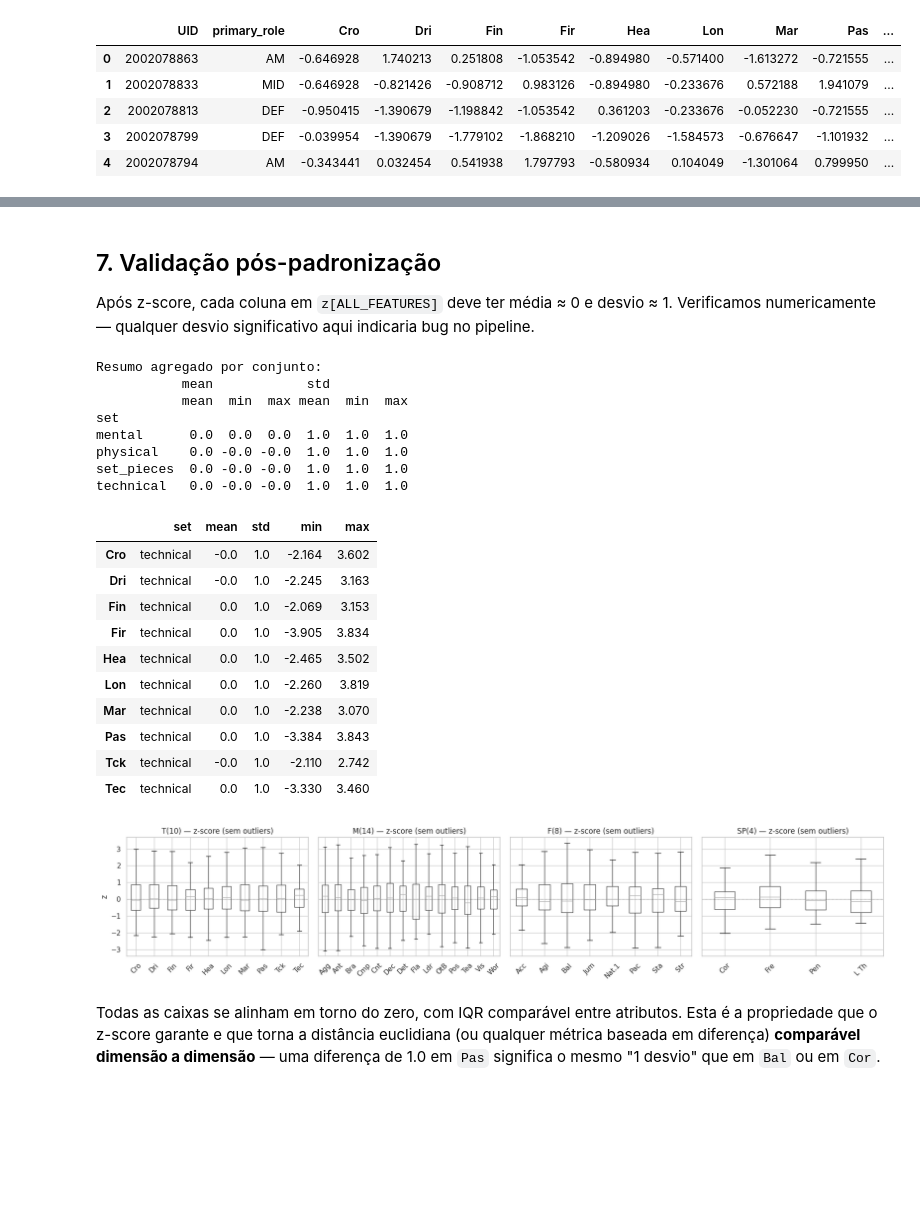
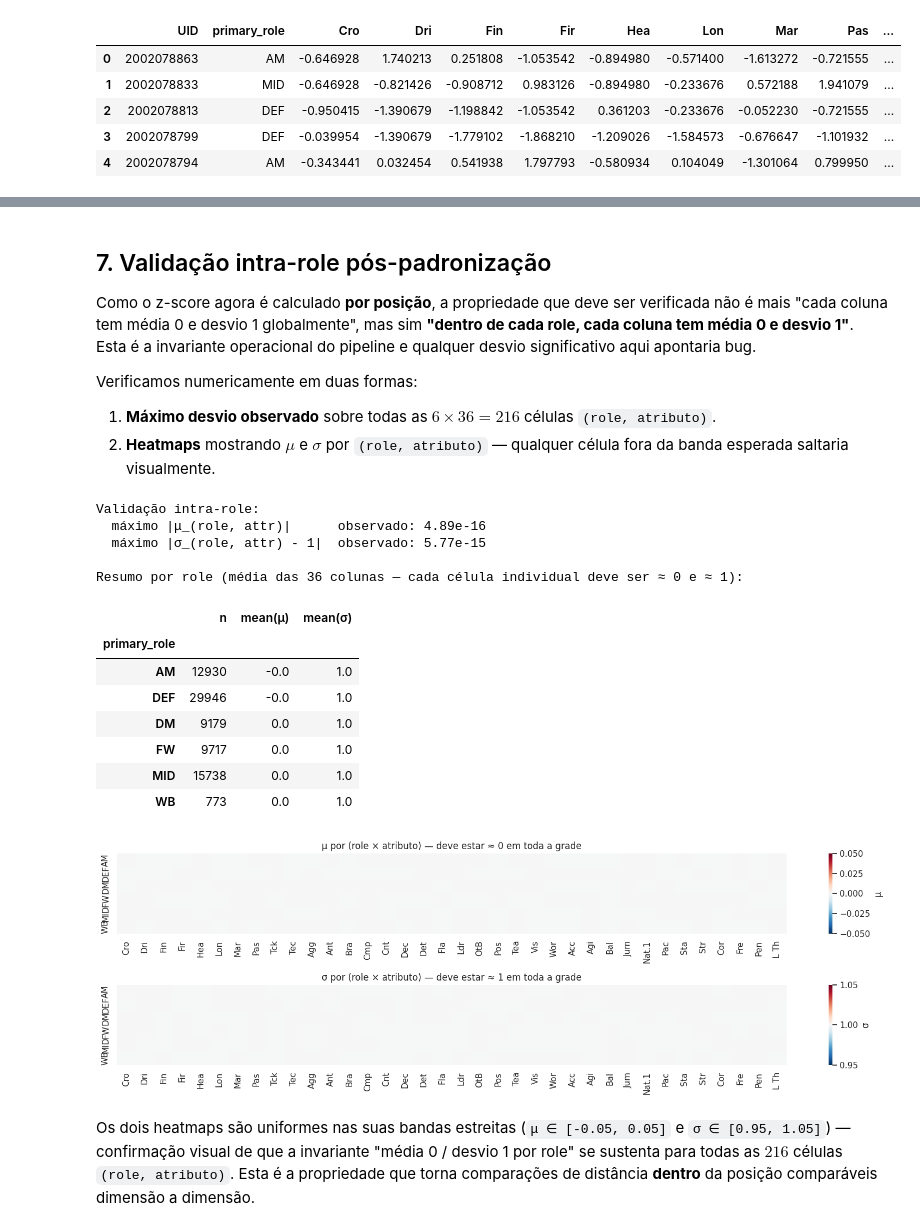
Before and after one commit to gupessanha/similar-player-search-system, a Jupyter notebook: notebooks/2_features.ipynb, the cells around one changed output, grey strips where cells are left out. Saved outputs shown, nothing was run; the diff lists cells and outputs as text; code cells hidden in the pictures; blank space fills up the shorter version.

```diff
--- a/notebooks/2_features.ipynb
+++ b/notebooks/2_features.ipynb
@@ -289,48 +360,58 @@ Matriz z-score: (78283, 38)
 # %% [markdown]
-## 7. Validação pós-padronização
+## 7. Validação intra-role pós-padronização
 
-Após z-score, cada coluna em `z[ALL_FEATURES]` deve ter média ≈ 0 e desvio ≈ 1. Verificamos numericamente — qualquer desvio significativo aqui indicaria bug no pipeline.
+Como o z-score agora é calculado **por posição**, a propriedade que deve ser verificada não é mais "cada coluna tem média 0 e desvio 1 globalmente", mas sim **"dentro de cada role, cada coluna tem média 0 e desvio 1"**. Esta é a invariante operacional do pipeline e qualquer desvio significativo aqui apontaria bug.
+
+Verificamos numericamente em duas formas:
+
+1. **Máximo desvio observado** sobre todas as $6 \times 36 = 216$ células `(role, atributo)`.
+2. **Heatmaps** mostrando $\mu$ e $\sigma$ por `(role, atributo)` — qualquer célula fora da banda esperada saltaria visualmente.
 # %%
-stats_pos = z[ALL_FEATURES].agg(["mean", "std", "min", "max"]).T.round(3)
-stats_pos["set"] = [attr_to_set[a] for a in ALL_FEATURES]
-stats_pos = stats_pos[["set", "mean", "std", "min", "max"]]
+val_mean = z.groupby("primary_role")[ALL_FEATURES].mean()
+val_std = z.groupby("primary_role")[ALL_FEATURES].std(ddof=0)
 
-print("Resumo agregado por conjunto:")
-print(stats_pos.groupby("set")[["mean", "std"]].agg(["mean", "min", "max"]).round(3))
-stats_pos.head(10)
+print("Validação intra-role:")
+print(f"  máximo |μ_(role, attr)|      observado: {val_mean.abs().to_numpy().max():.2e}")
+print(f"  máximo |σ_(role, attr) - 1|  observado: {(val_std - 1).abs().to_numpy().max():.2e}")
+print()
+print("Resumo por role (média das 36 colunas — cada célula individual deve ser ≈ 0 e ≈ 1):")
+pd.DataFrame({
+    "n":         val_mean.index.map(role_counts),
+    "mean(μ)":   val_mean.mean(axis=1).round(6),
+    "mean(σ)":   val_std.mean(axis=1).round(6),
+})
 # %% [output]
-Resumo agregado por conjunto:
-           mean            std
-           mean  min  max mean  min  max
-set
-mental      0.0  0.0  0.0  1.0  1.0  1.0
-physical    0.0 -0.0 -0.0  1.0  1.0  1.0
-set_pieces  0.0 -0.0 -0.0  1.0  1.0  1.0
-technical   0.0 -0.0 -0.0  1.0  1.0  1.0
+Validação intra-role:
+  máximo |μ_(role, attr)|      observado: 4.89e-16
+  máximo |σ_(role, attr) - 1|  observado: 5.77e-15
+
+Resumo por role (média das 36 colunas — cada célula individual deve ser ≈ 0 e ≈ 1):
-|  | set | mean | std | min | max |
-| Cro | technical | -0.0 | 1.0 | -2.164 | 3.602 |
-| Dri | technical | -0.0 | 1.0 | -2.245 | 3.163 |
-| Fin | technical | 0.0 | 1.0 | -2.069 | 3.153 |
-| Fir | technical | 0.0 | 1.0 | -3.905 | 3.834 |
-| Hea | technical | 0.0 | 1.0 | -2.465 | 3.502 |
-| Lon | technical | 0.0 | 1.0 | -2.260 | 3.819 |
-| Mar | technical | 0.0 | 1.0 | -2.238 | 3.070 |
-| Pas | technical | 0.0 | 1.0 | -3.384 | 3.843 |
-| Tck | technical | -0.0 | 1.0 | -2.110 | 2.742 |
-| Tec | technical | 0.0 | 1.0 | -3.330 | 3.460 |
+|  | n | mean(μ) | mean(σ) |
+| primary_role |  |  |  |
+| AM | 12930 | -0.0 | 1.0 |
+| DEF | 29946 | -0.0 | 1.0 |
+| DM | 9179 | 0.0 | 1.0 |
+| FW | 9717 | 0.0 | 1.0 |
+| MID | 15738 | 0.0 | 1.0 |
+| WB | 773 | 0.0 | 1.0 |
 # %%
-fig, axes = plt.subplots(1, 4, figsize=(18, 3.8), sharey=True)
-for ax, (name, cols) in zip(axes, FEATURE_SETS.items()):
-    z[cols].boxplot(ax=ax, rot=45, showfliers=False)
-    ax.set_title(f"{LABELS[name]} — z-score (sem outliers)")
-    ax.axhline(0, color="gray", linestyle=":", linewidth=0.8)
-axes[0].set_ylabel("z")
+fig, (ax_mu, ax_sig) = plt.subplots(2, 1, figsize=(16, 5))
+sns.heatmap(val_mean, center=0, cmap="RdBu_r", vmin=-0.05, vmax=0.05,
+            ax=ax_mu, cbar_kws={"label": "μ"})
+ax_mu.set_title("μ por (role × atributo) — deve estar ≈ 0 em toda a grade")
+ax_mu.set_xlabel(""); ax_mu.set_ylabel("")
+
+sns.heatmap(val_std, center=1, cmap="RdBu_r", vmin=0.95, vmax=1.05,
+            ax=ax_sig, cbar_kws={"label": "σ"})
+ax_sig.set_title("σ por (role × atributo) — deve estar ≈ 1 em toda a grade")
+ax_sig.set_xlabel(""); ax_sig.set_ylabel("")
+
 fig.tight_layout()
 plt.show()
 # %% [output]
-[figure, old version]
+[figure, new version]
 # %% [markdown]
-Todas as caixas se alinham em torno do zero, com IQR comparável entre atributos. Esta é a propriedade que o z-score garante e que torna a distância euclidiana (ou qualquer métrica baseada em diferença) **comparável dimensão a dimensão** — uma diferença de 1.0 em `Pas` significa o mesmo "1 desvio" que em `Bal` ou em `Cor`.
+Os dois heatmaps são uniformes nas suas bandas estreitas (`μ ∈ [-0.05, 0.05]` e `σ ∈ [0.95, 1.05]`) — confirmação visual de que a invariante "média 0 / desvio 1 por role" se sustenta para todas as $216$ células `(role, atributo)`. Esta é a propriedade que torna comparações de distância **dentro** da posição comparáveis dimensão a dimensão.
 # %% [markdown]
 ## 8. Persistência dos artefatos
 
```
Also changed, not shown: parts of 7 cells of this notebook.
